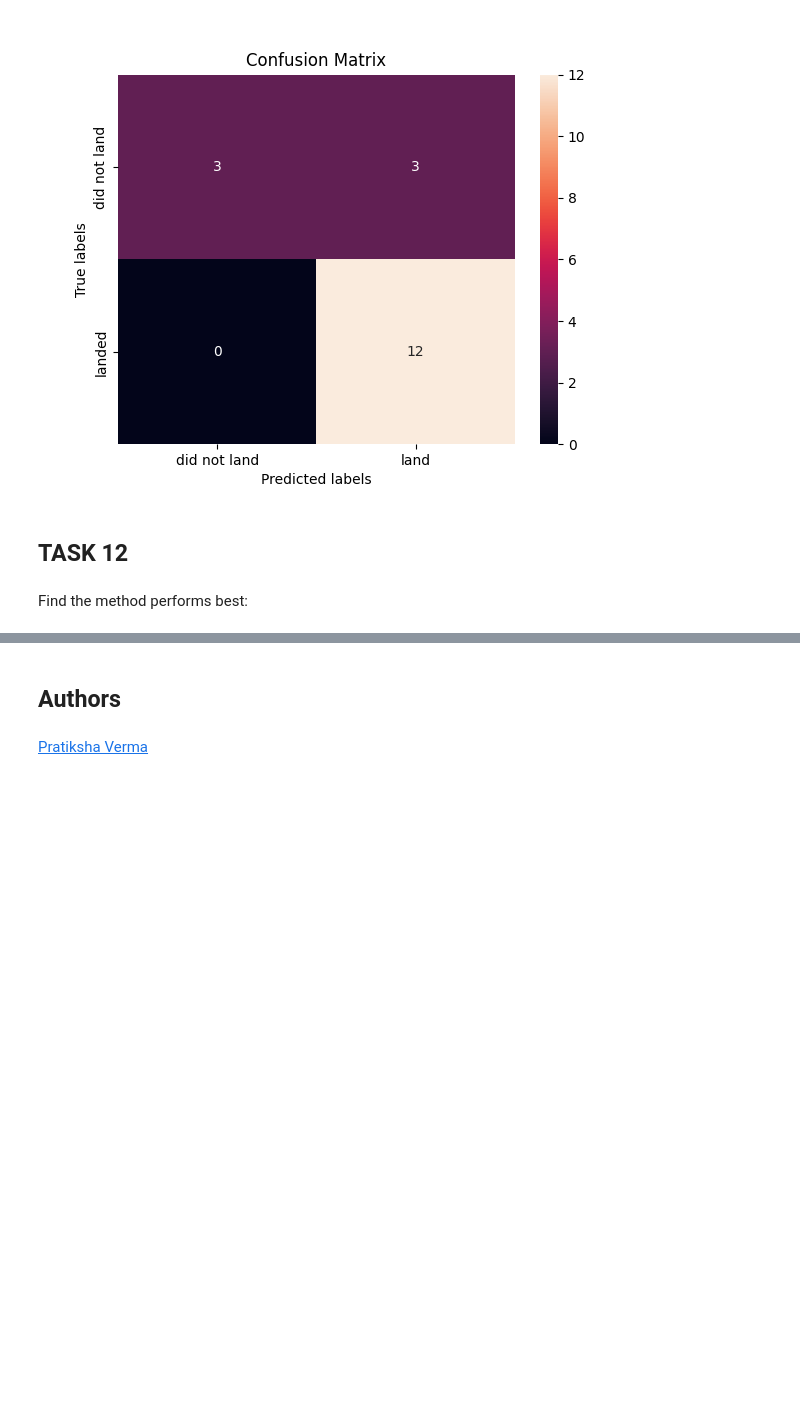
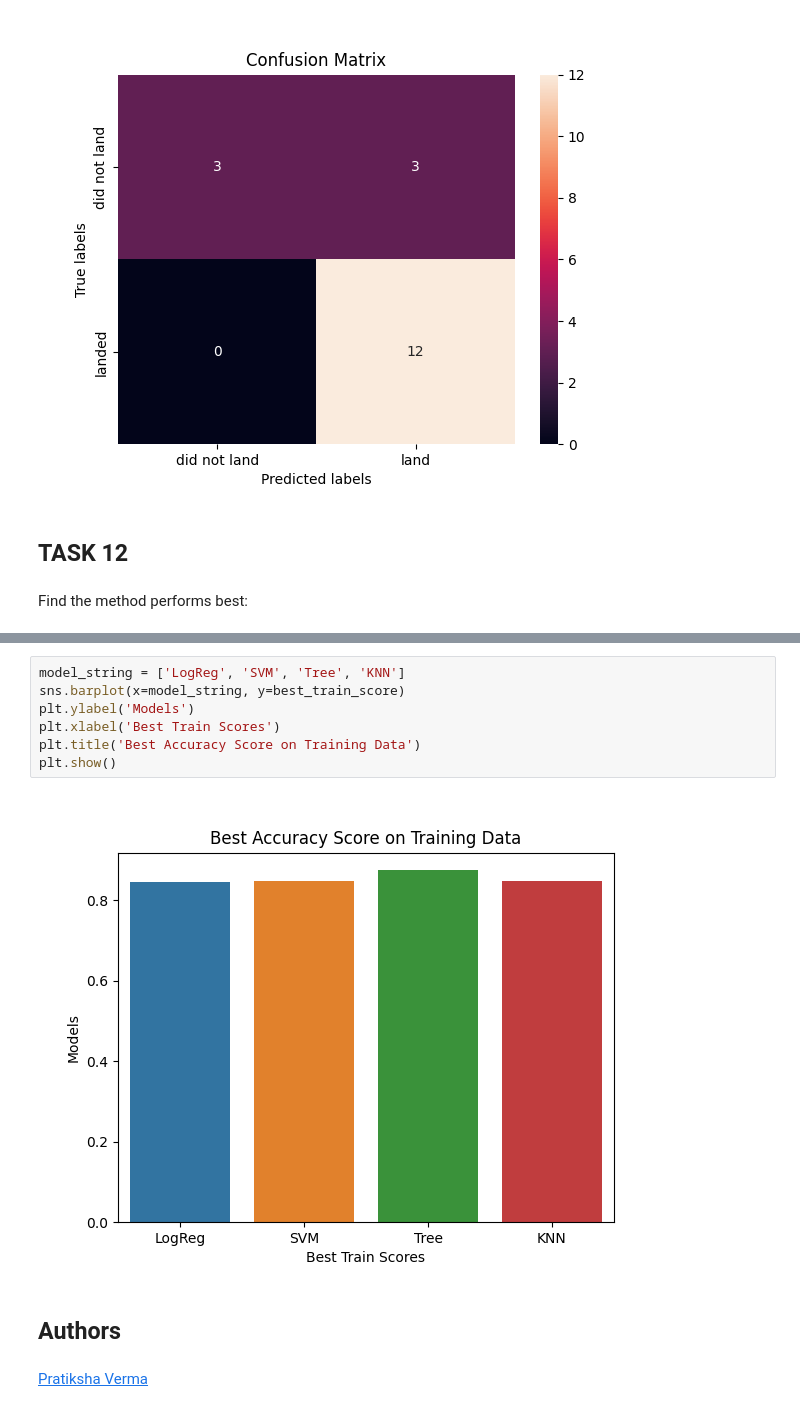
Before and after one commit to Jonathan-Dedinata/Data-Science-Capstone, a Jupyter notebook: Prediction Analysis/IBM-DS0321EN-SkillsNetwork_labs_module_4_SpaceX_Machine_Learning_Prediction_Part_5.jupyterlite.ipynb, the cells around one changed output, grey strips where cells are left out. Saved outputs shown, nothing was run; the diff lists cells and outputs as text; blank space fills up the shorter version.

```diff
--- a/Prediction Analysis/IBM-DS0321EN-SkillsNetwork_labs_module_4_SpaceX_Machine_Learning_Prediction_Part_5.jupyterlite.ipynb
+++ b/Prediction Analysis/IBM-DS0321EN-SkillsNetwork_labs_module_4_SpaceX_Machine_Learning_Prediction_Part_5.jupyterlite.ipynb
@@ -345,3 +358,12 @@ Best score:  0.8482142857142858
+# %%
+model_string = ['LogReg', 'SVM', 'Tree', 'KNN']
+sns.barplot(x=model_string, y=best_train_score)
+plt.ylabel('Models')
+plt.xlabel('Best Train Scores')
+plt.title('Best Accuracy Score on Training Data')
+plt.show()
+# %% [output]
+[figure, added]
 # %% [markdown]
 ## Authors
 # %% [markdown]
```
Also changed, not shown: parts of 3 cells of this notebook.
